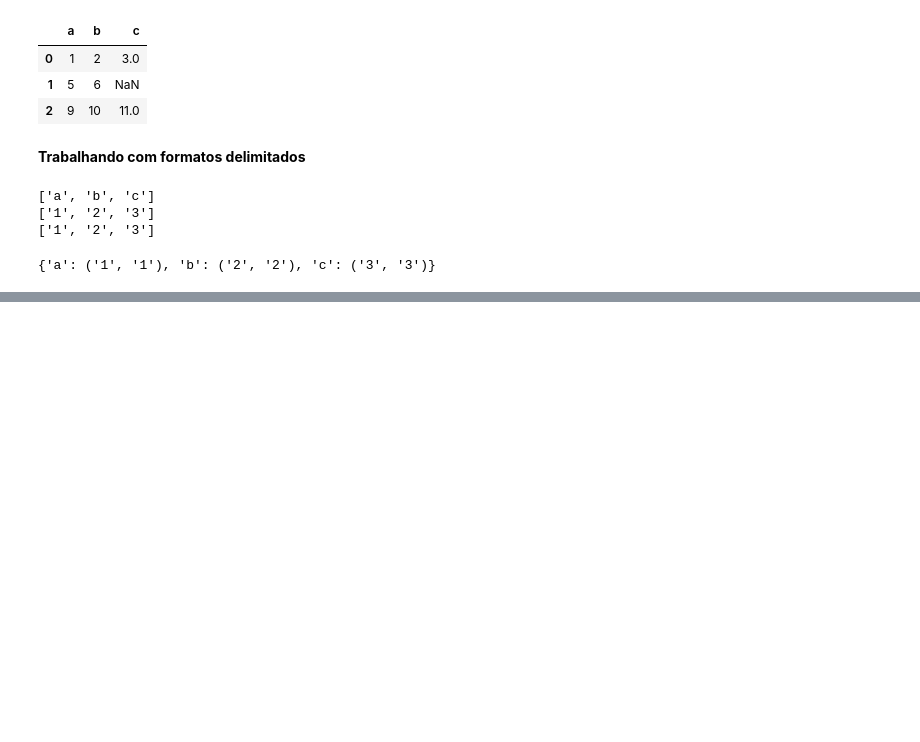
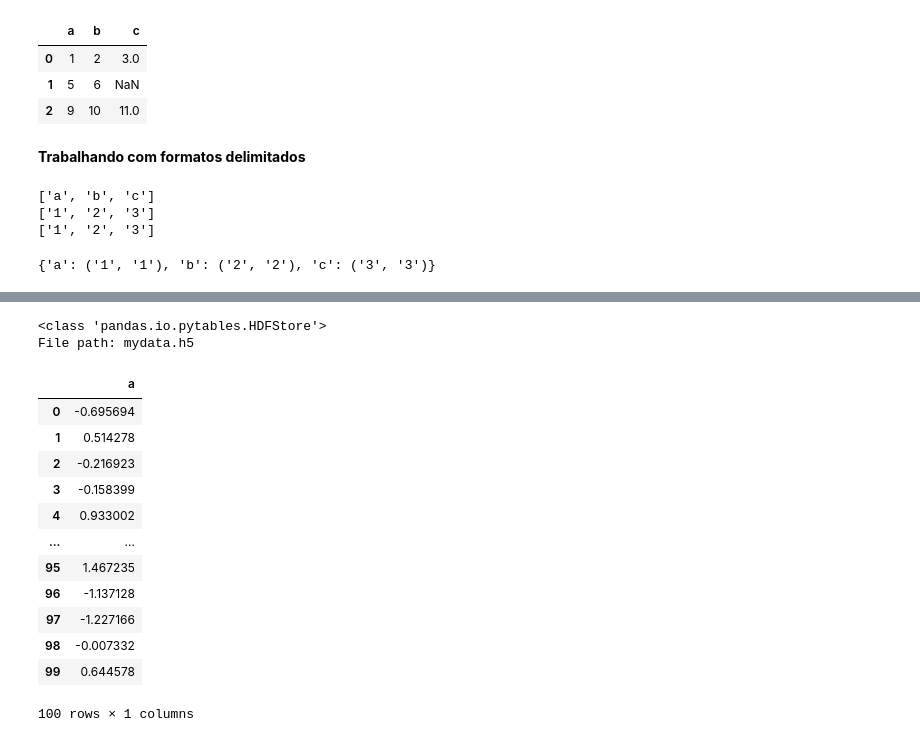
Before and after one commit to anicelysantos/-book-Python-para-Analise-de-dados, a Jupyter notebook: carga_de_dados.ipynb, the cells around one changed output, grey strips where cells are left out. Drawn from its saved outputs; the diff is of its cells as text; code cells hidden in the pictures; blank space fills up the shorter version.

```diff
--- a/carga_de_dados.ipynb
+++ b/carga_de_dados.ipynb
@@ -251,0 +414,29 @@ with open('mydata.csv', 'w') as f:
+# %%
+frame = pd.DataFrame({'a':np.random.randn(100)})
+# %%
+store = pd.HDFStore('mydata.h5')
+# %%
+store['obj1'] = frame
+# %%
+store['obj1_col'] = frame['a']
+# %%
+store
+# %% [output]
+<class 'pandas.io.pytables.HDFStore'>
+File path: mydata.h5
+# %%
+store['obj1']
+# %% [output]
+|  | a |
+| 0 | -0.695694 |
+| 1 | 0.514278 |
+| 2 | -0.216923 |
+| 3 | -0.158399 |
+| 4 | 0.933002 |
+| ... | ... |
+| 95 | 1.467235 |
+| 96 | -1.137128 |
+| 97 | -1.227166 |
+| 98 | -0.007332 |
+| 99 | 0.644578 |
+100 rows × 1 columns
```
Also changed, not shown: parts of 39 cells of this notebook.
